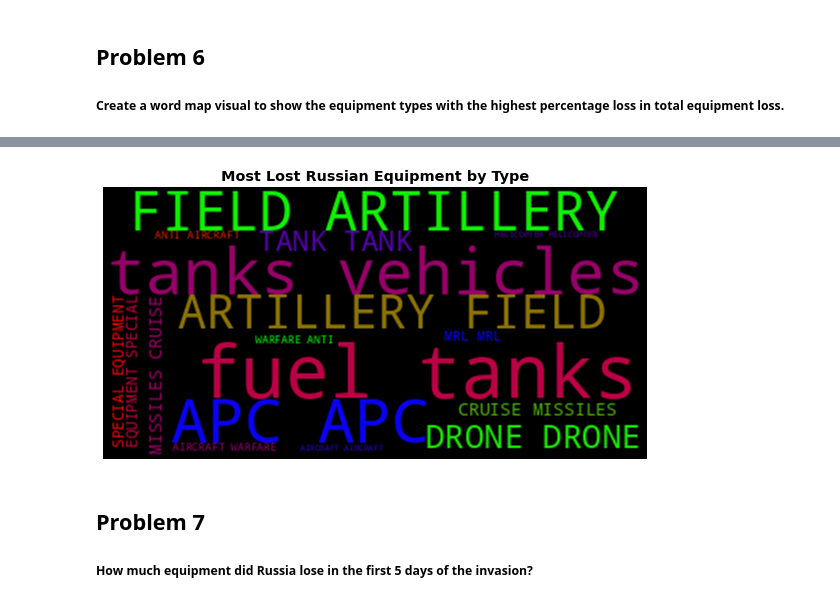
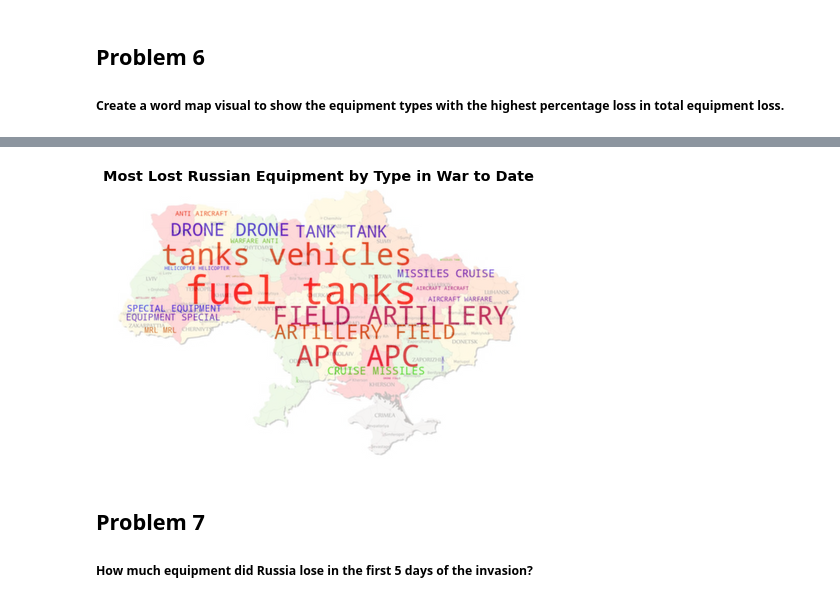
Before and after one commit to Sonya-7/Russian_Invasion_of_Ukraine, a Jupyter notebook: russian-invasion-of-ukraine.ipynb, the cells around one changed output, grey strips where cells are left out. Cells and saved outputs as stored; diff of their text form; code cells hidden in the pictures.

```diff
--- a/russian-invasion-of-ukraine.ipynb
+++ b/russian-invasion-of-ukraine.ipynb
@@ -459,23 +462,28 @@ total_loss
 # %%
-# duplicate equipment name based on how much they contribute to total loss
+# duplicate equipment name based on how much they contribute to total loss in the shape of the Ukraine map
 word_string=""
 max_words = total_loss.mean()
 for equipment in total_loss.index:
      times_repeat = int(total_loss.loc[equipment, 'Count']/total * max_words)
      word_string = word_string.upper() + ((equipment + " ") * times_repeat)
 
+# create image of Ukraine map
+response = requests.get("https://www.freeworldmaps.net/europe/ukraine/map-ukraine.jpg")
+ukraine_mask = np.array(Image.open(BytesIO(response.content)))
+
 # create word cloud
-word_cloud = WordCloud(background_color = 'black', colormap='brg').generate(word_string)
+word_cloud = WordCloud(background_color = 'white', colormap='brg', mask=ukraine_mask).generate(word_string)
 
 # Display cloud
 plt.figure(figsize=(13,5))
 plt.imshow(word_cloud, interpolation='bessel')
-plt.title('Most Lost Russian Equipment by Type', fontweight='bold', color='black')
+plt.imshow(ukraine_mask, cmap=plt.cm.gray, interpolation='bessel', alpha=0.3)
+plt.title('Most Lost Russian Equipment by Type in War to Date', fontweight='bold', color='black')
 plt.axis('off')
 
 plt.show()
 # %% [output]
-[figure, old version]
+[figure, new version]
 # %% [markdown]
 ## Problem 7
 ##### How much equipment did Russia lose in the first 5 days of the invasion?
```
Also changed, not shown: parts of 19 cells of this notebook.
